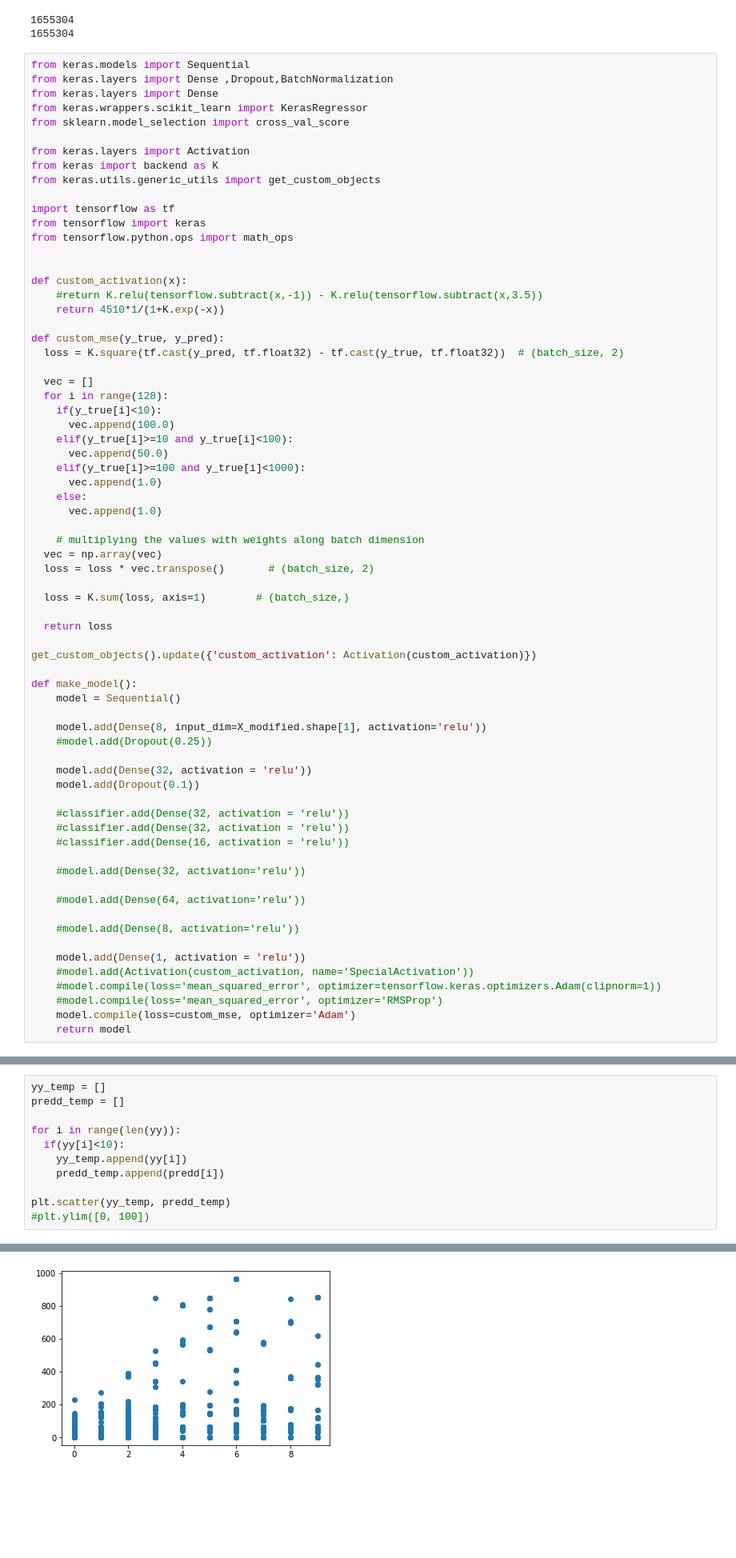
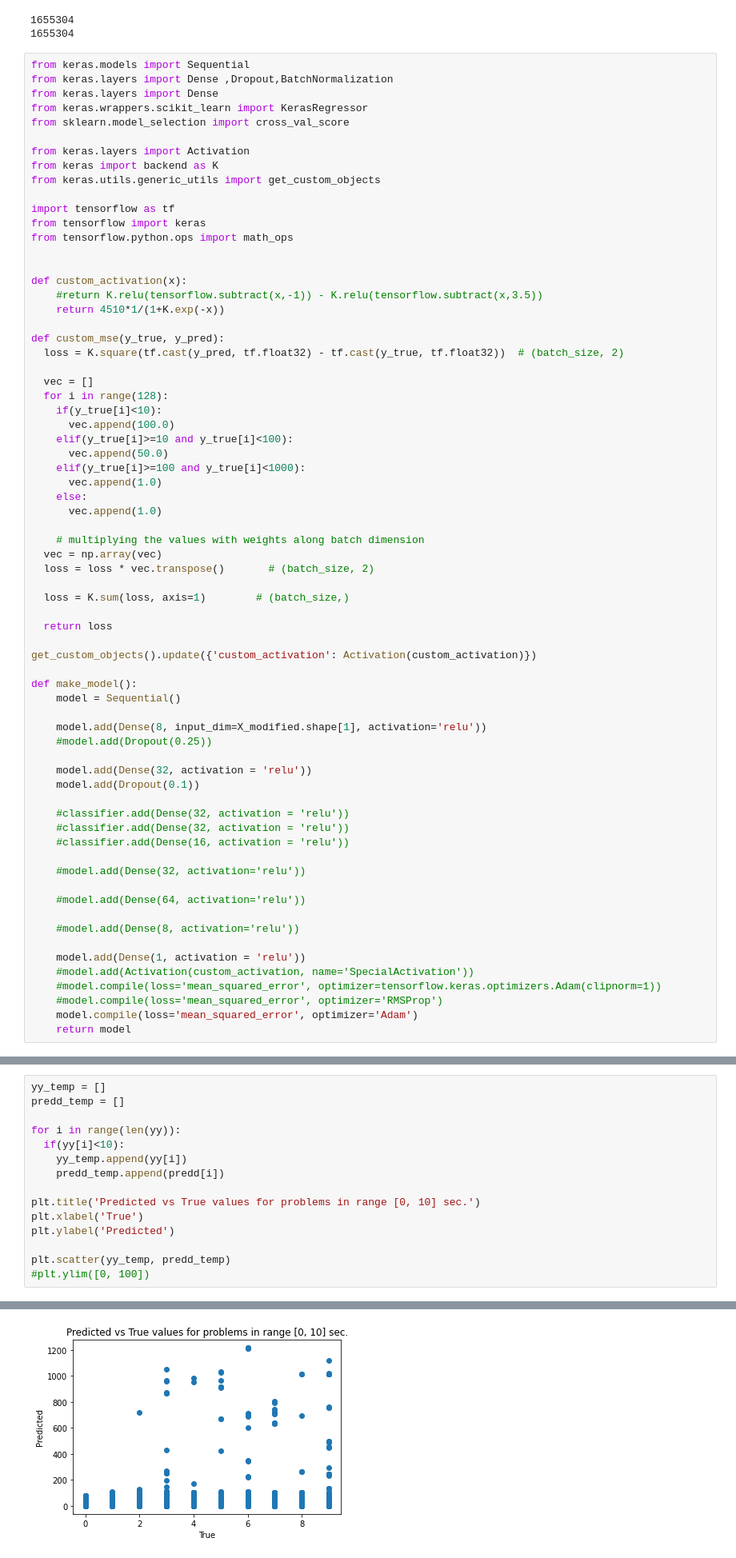
Before and after one commit to harel-coffee/pouw-auto, a Jupyter notebook: 4Neural_Network_Regression.ipynb, the cells around one changed output, grey strips where cells are left out. Shown at 80% size. Cells and saved outputs as stored; diff of their text form; blank space fills up the shorter version.

```diff
--- a/4Neural_Network_Regression.ipynb
+++ b/4Neural_Network_Regression.ipynb
@@ -129,7 +129,7 @@ def make_model():
     #model.add(Activation(custom_activation, name='SpecialActivation'))
     #model.compile(loss='mean_squared_error', optimizer=tensorflow.keras.optimizers.Adam(clipnorm=1))
     #model.compile(loss='mean_squared_error', optimizer='RMSProp')
-    model.compile(loss=custom_mse, optimizer='Adam')
+    model.compile(loss='mean_squared_error', optimizer='Adam')
     return model
 # %%
 from sklearn import preprocessing
@@ -211,17 +211,21 @@ plt.scatter(yy, predd)
 # %%
 yy_temp = []
 predd_temp = []
 
 for i in range(len(yy)):
   if(yy[i]<10):
     yy_temp.append(yy[i])
     predd_temp.append(predd[i])
 
+plt.title('Predicted vs True values for problems in range [0, 10] sec.')
+plt.xlabel('True')
+plt.ylabel('Predicted')
+
 plt.scatter(yy_temp, predd_temp)
 #plt.ylim([0, 100])
 # %% [output]
 <matplotlib.collections.PathCollection at 0x...>
-[figure, old version]
+[figure, new version]
 # %%
 yy_temp = []
 predd_temp = []
```
Also changed, not shown: parts of 7 cells of this notebook.
